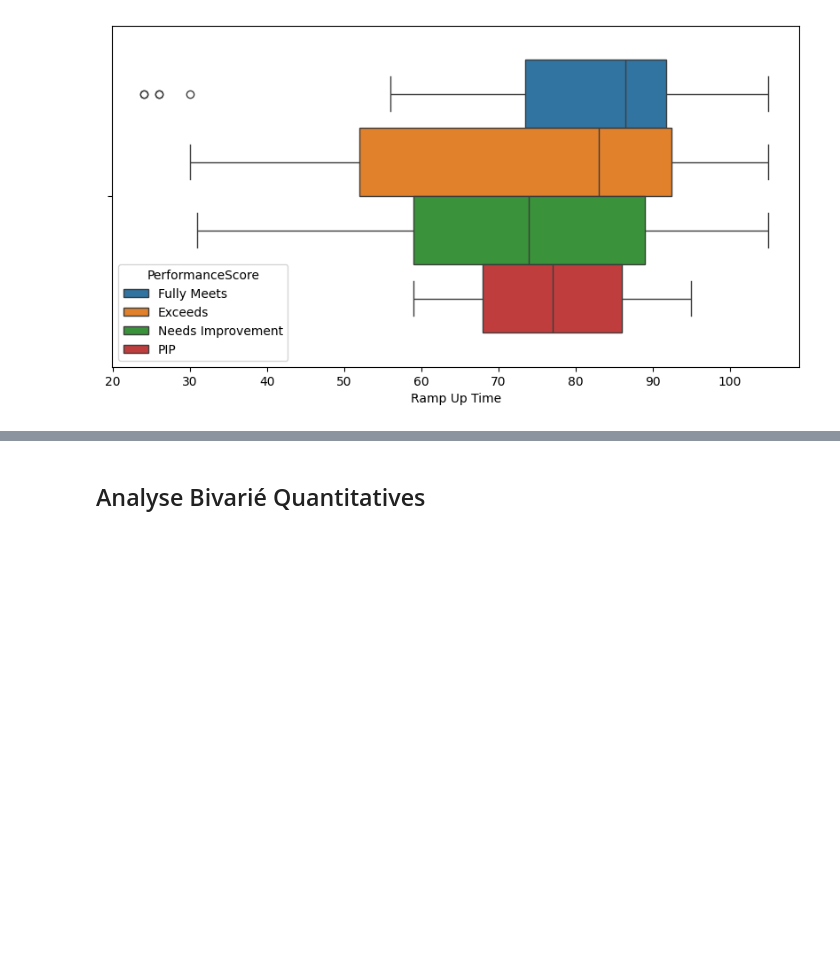
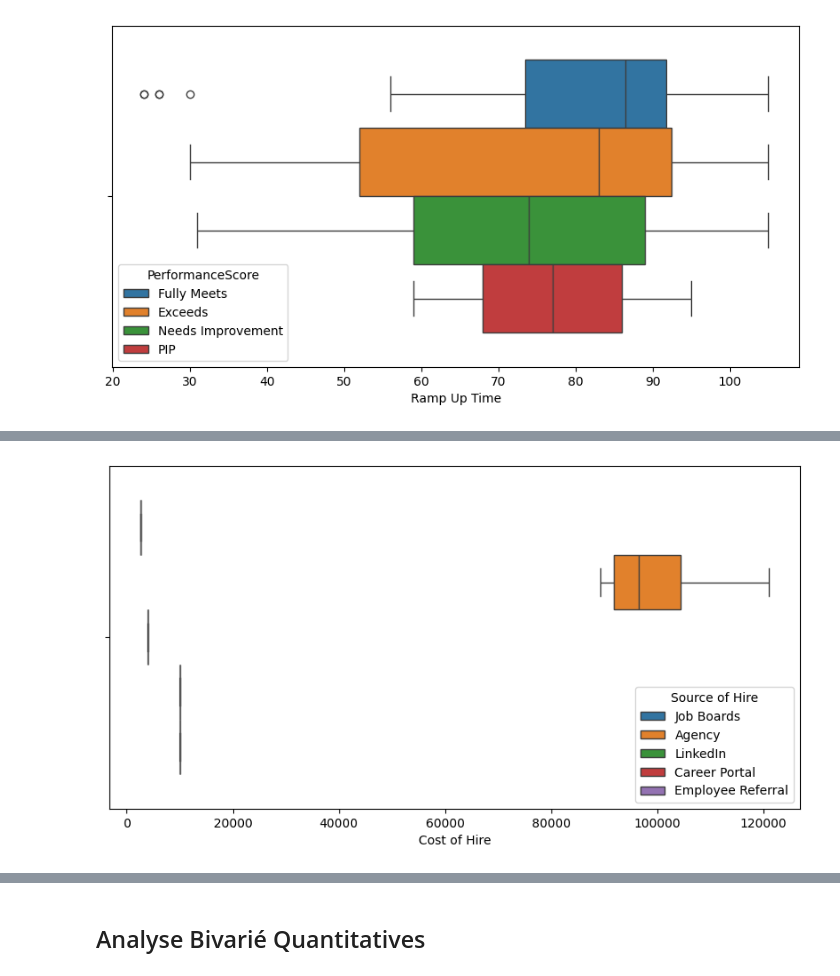
Before and after one commit to melaniedaddio/-Time-Cost-Quality-of-Hire, a Jupyter notebook: script_eze.ipynb, the cells around one changed output, grey strips where cells are left out. Saved outputs shown, nothing was run; the diff lists cells and outputs as text; code cells hidden in the pictures; blank space fills up the shorter version.

```diff
--- a/script_eze.ipynb
+++ b/script_eze.ipynb
@@ -375,0 +378,6 @@ plt.show()
+# %%
+plt.figure(figsize =(10,5))
+sns.boxplot(df, x ='Cost of Hire', hue = 'Source of Hire')
+plt.show()
+# %% [output]
+[figure, added]
```
Also changed, not shown: parts of 34 cells of this notebook.
